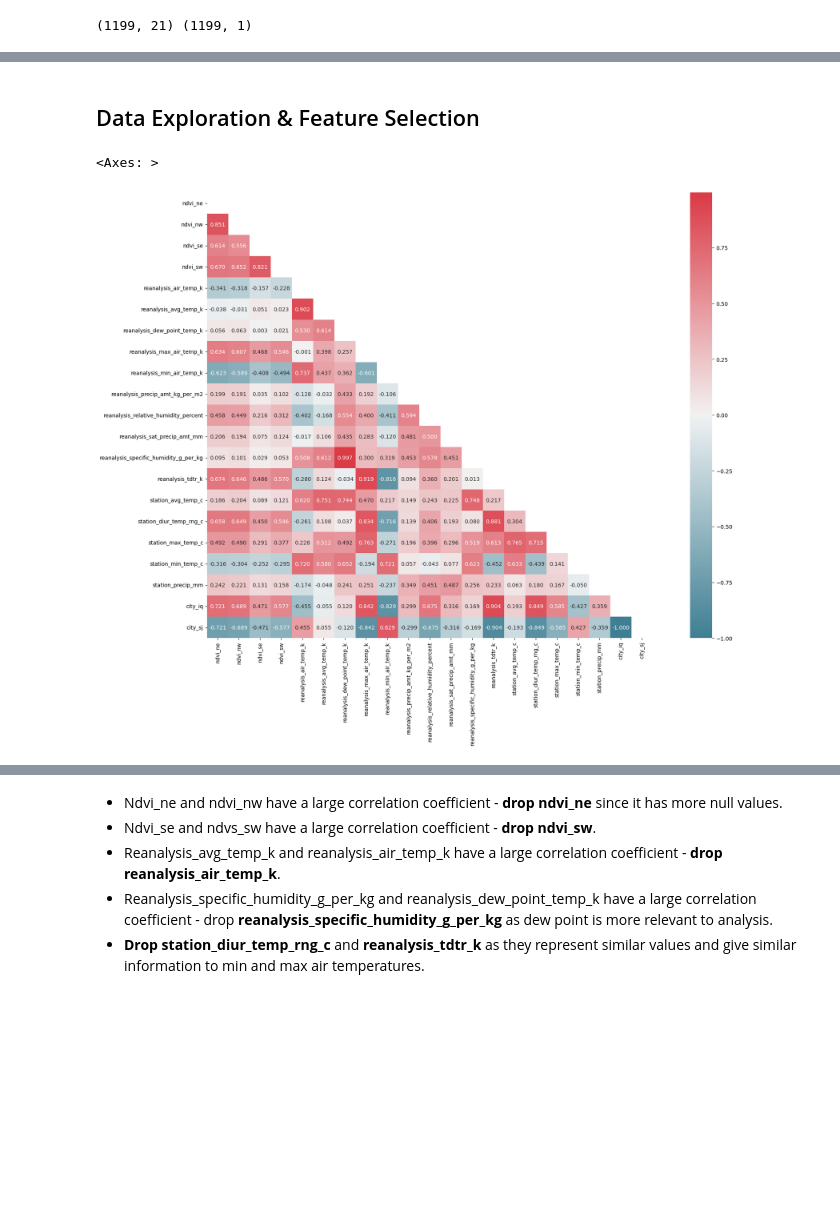
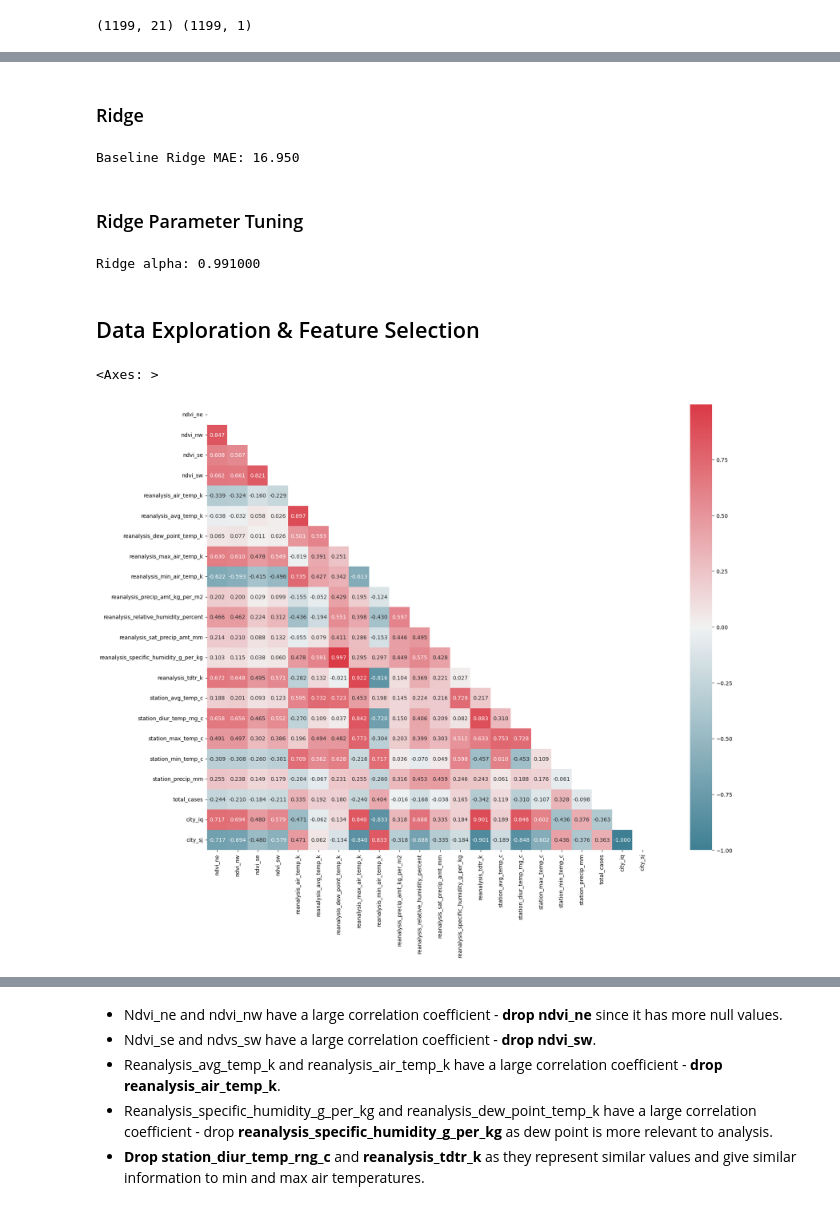
Before and after one commit to tedi529/Dengue-Fever-Predictions, a Jupyter notebook: Dengue Fever Model.ipynb, the cells around one changed output, grey strips where cells are left out. Saved outputs shown, nothing was run; the diff lists cells and outputs as text; code cells hidden in the pictures; blank space fills up the shorter version.

Commit message:
Exploring Baseline Models

```diff
--- a/Dengue Fever Model.ipynb
+++ b/Dengue Fever Model.ipynb
@@ -177,17 +256,45 @@ Baseline MAE: 16.980
+# %% [markdown]
+### Ridge
+# %%
+# Fit (train) baseline model using training data
+model = Ridge(alpha=1.0)
+model.fit(X_train, y_train)
+
+# Evaluate baseline model
+yhat = model.predict(X_eval)
+
+# Evaluate predictions
+mae = mean_absolute_error(y_eval, yhat)
+print('Baseline Ridge MAE: %.3f' % mae)
+# %% [output]
+Baseline Ridge MAE: 16.950
+# %% [markdown]
+### Ridge Parameter Tuning
+# %%
+# Fit (train) baseline model using training data
+cv = RepeatedKFold(n_splits=10, n_repeats=3, random_state=1)
+
+model = RidgeCV(alphas=arange(0.001, 1, 0.01), cv=cv, scoring='neg_mean_absolute_error')
+model.fit(X_train, y_train)
+
+# Summarize best configuration
+print('Ridge alpha: %f' % model.alpha_)
+# %% [output]
+Ridge alpha: 0.991000
 # %% [markdown]
 ## Data Exploration & Feature Selection
 # %%
 # Examine pearson correlation matrix to see if some variables should be excluded from analysis
-corr_matrix = features_encoded.corr(method='pearson') #.unstack().sort_values().drop_duplicates()
+corr_matrix = combined_baseline_encoded_df.corr(method='pearson') #.unstack().sort_values().drop_duplicates()
 
 # Create heatmap for easier visualization
 plt.figure(figsize = (25,15))
 lower = np.triu(corr_matrix)
 sb.heatmap(corr_matrix,cmap=sb.diverging_palette(220, 10, as_cmap=True), annot=True, square=True, fmt='.3f', mask=lower)
 
 # Customary to keep variables with correlation coefficients smaller than absolute value of 0.8
 # %% [output]
 <Axes: >
-[figure, old version]
+[figure, new version]
 # %%
 # Check for null values to determine which features to drop
```
Also changed, not shown: parts of 17 cells of this notebook.
